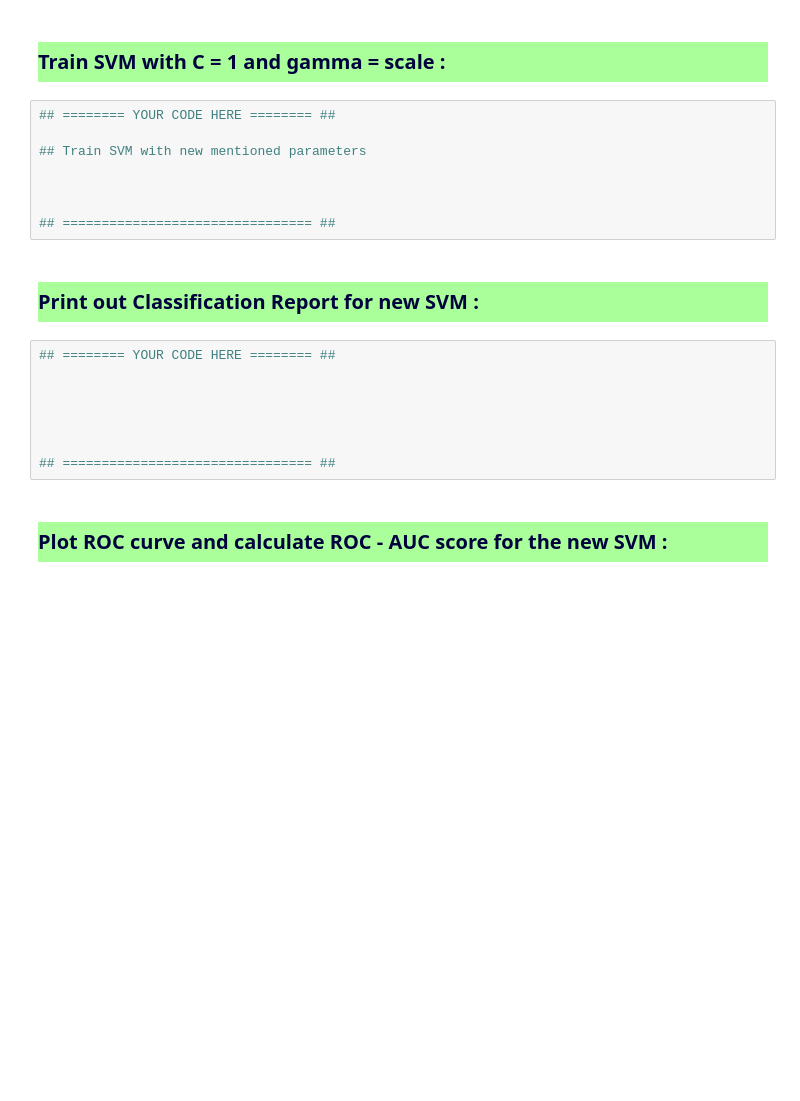
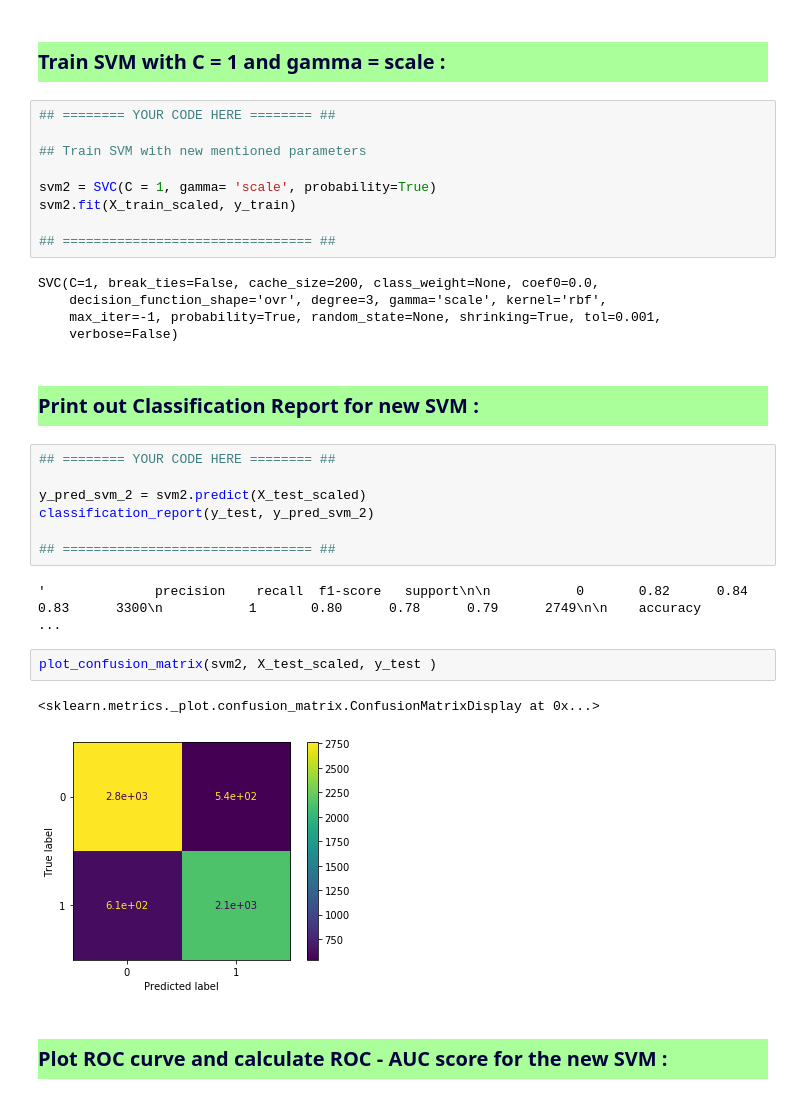
Before and after one commit to prachuryanath/SA-CAIITG, a Jupyter notebook: WEEK 3/SA2021_W3.ipynb, the cells around one changed output. Cells and saved outputs as stored; diff of their text form; blank space fills up the shorter version.

```diff
--- a/WEEK 3/SA2021_W3.ipynb
+++ b/WEEK 3/SA2021_W3.ipynb
@@ -395,19 +402,31 @@ roc_auc_score(y_test, y_pred_svm)
 
 ## Train SVM with new mentioned parameters
 
-
+svm2 = SVC(C = 1, gamma= 'scale', probability=True)
+svm2.fit(X_train_scaled, y_train)
 
 ## ================================ ##
+# %% [output]
+SVC(C=1, break_ties=False, cache_size=200, class_weight=None, coef0=0.0,
+    decision_function_shape='ovr', degree=3, gamma='scale', kernel='rbf',
+    max_iter=-1, probability=True, random_state=None, shrinking=True, tol=0.001,
+    verbose=False)
 # %% [markdown]
 <h1 style="background-color:#ABFF9B;font-size:20px;color:#00033E;font-weight : bold">Print out Classification Report for new SVM :</h1>
 # %%
 ## ======== YOUR CODE HERE ======== ##
 
-
-
-
+y_pred_svm_2 = svm2.predict(X_test_scaled)
+classification_report(y_test, y_pred_svm_2)
 
 ## ================================ ##
+# %% [output]
+'              precision    recall  f1-score   support\n\n           0       0.82      0.84      0.83      3300\n           1       0.80      0.78      0.79      2749\n\n    accuracy                   ...
+# %%
+plot_confusion_matrix(svm2, X_test_scaled, y_test )
+# %% [output]
+<sklearn.metrics._plot.confusion_matrix.ConfusionMatrixDisplay at 0x...>
+[figure, added]
 # %% [markdown]
 <h1 style="background-color:#ABFF9B;font-size:20px;color:#00033E;font-weight : bold">Plot ROC curve and calculate ROC - AUC score for the new SVM :</h1>
 # %%
```
Also changed, not shown: parts of 13 cells of this notebook.
